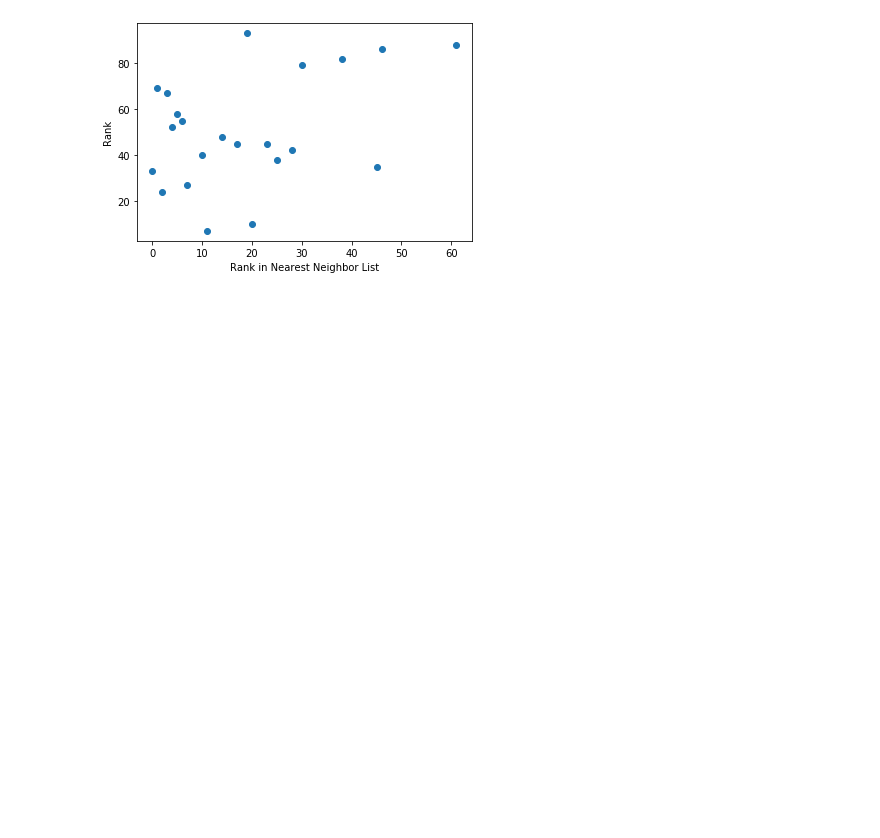
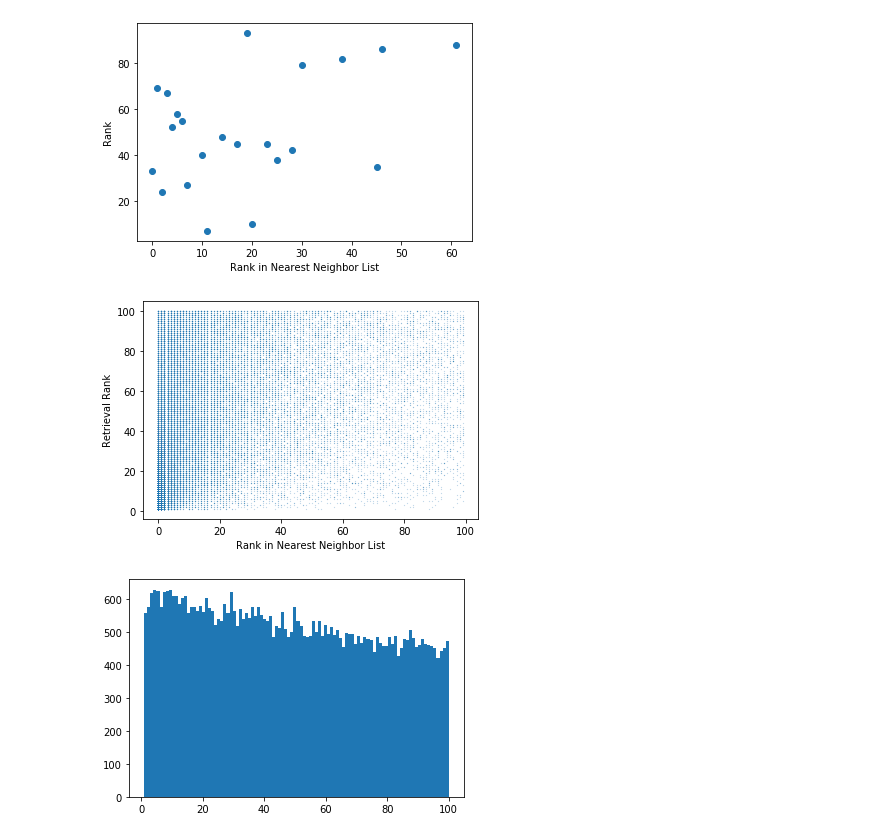
Before and after one commit to Chipxiang/search-exposure, a Jupyter notebook: reverse_ranker/forward_reverse_distribution.ipynb, the cells around one changed output. Drawn from its saved outputs; the diff is of its cells as text; code cells hidden in the pictures; blank space fills up the shorter version.

Commit message:
Add interesting visualization for forward baseline model.

```diff
--- a/reverse_ranker/forward_reverse_distribution.ipynb
+++ b/reverse_ranker/forward_reverse_distribution.ipynb
@@ -112,0 +106,18 @@ for i in range(RANK):
+# %%
+PRED_PATH = "/datadrive/jianx/data/train_data/ance_training_rank100_10000.csv"
+# %%
+def load_pred_dict(k = 100, path = PRED_PATH):
+    pred_dict = {}
+    with open(path, "r") as file:
+        for line in file:
+            qid = int(line.split(",")[1])
+            pid = int(line.split(",")[0])
+            rank = int(line.split(",")[2])
+            if pid not in pred_dict.keys():
+                pred_dict[pid] = {}
+            if len(pred_dict[pid]) < k:
+                pred_dict[pid][qid] = rank
+    return pred_dict
+# %%
+pred_dict_100 = load_pred_dict(k=100)
+pred_dict_10 = load_pred_dict(k=10)
@@ -298,3 +444,27 @@ visualize_score_rank(rankings, scores)
 # %% [output]
 [figure]
 [figure]
+# %%
+def rank_vs_rank(pred_dict = pred_dict_100, k = 100):
+    near_rank = []
+    reverse_rank = []
+    for pid, qids in pred_dict.items():
+        ranking = list(qids.values())
+        for i, rank in enumerate(ranking):
+            if i >= k:
+                break
+            if rank != 0:
+                near_rank.append(i)
+                reverse_rank.append(rank)
+    plt.xlabel("Rank in Nearest Neighbor List")
+    plt.ylabel("Retrieval Rank")
+    plt.scatter(near_rank, reverse_rank, s=0.01)
+    plt.show()
+    plt.hist(reverse_rank, bins = 100)
+    plt.show()
+    return near_rank, reverse_rank
+# %%
+near_rank, reverse_rank = rank_vs_rank(k=100)
+# %% [output]
+[figure, added]
+[figure, added]
```
Also changed, not shown: parts of 55 cells of this notebook, 1 other file.
